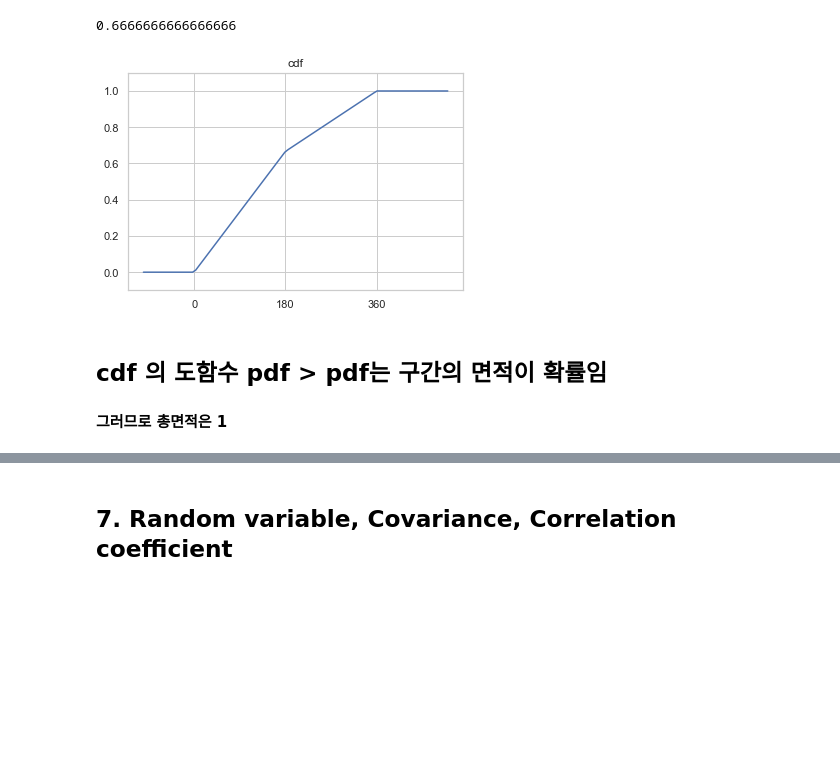
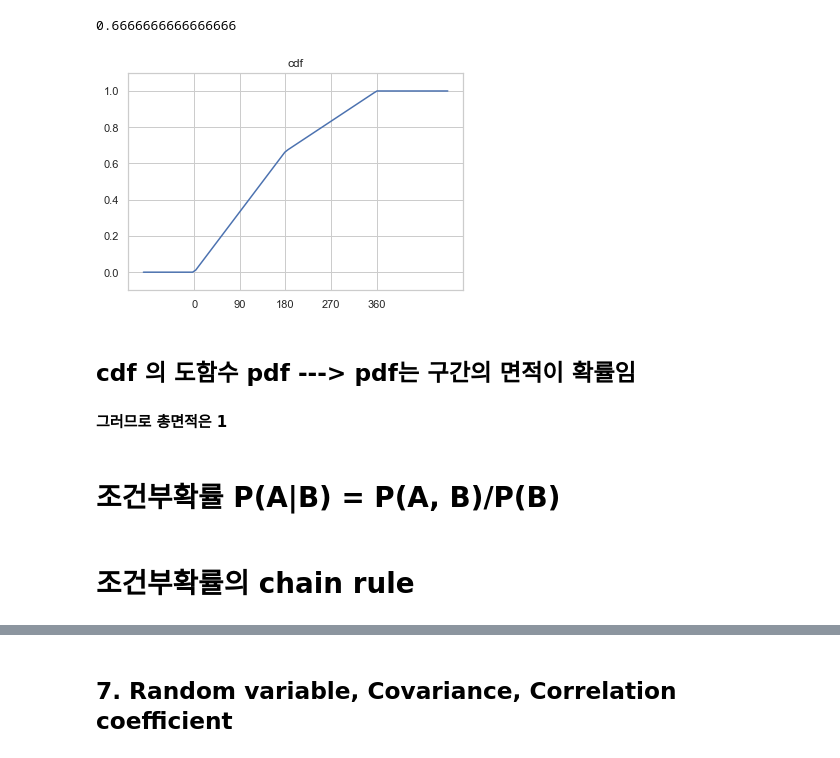
Before and after one commit to KIMS-Github/TIL_, a Jupyter notebook: math/Math_Test_1_2_3/Math_test_part2.ipynb, the cells around one changed output, grey strips where cells are left out. Cells and saved outputs as stored; diff of their text form; code cells hidden in the pictures; blank space fills up the shorter version.

```diff
--- a/math/Math_Test_1_2_3/Math_test_part2.ipynb
+++ b/math/Math_Test_1_2_3/Math_test_part2.ipynb
@@ -99,17 +103,21 @@ F(180)
 # %%
 xx = np.linspace(-100, 500, 100)
 Fs = np.array(list(map(F, xx))) # xx 를 F에 넣어서 다시 리스트로 만들어 처리
 
 plt.plot(xx, Fs)
 plt.ylim(-0.1, 1.1)
-plt.xticks([0, 180, 360])
+plt.xticks([0, 90, 180, 270, 360])
 plt.title("cdf")
 plt.show()
 %matplotlib inline
 # %% [output]
-[figure, old version]
+[figure, new version]
 # %% [markdown]
-## cdf 의 도함수 pdf > pdf는 구간의 면적이 확률임
+## cdf 의 도함수 pdf ---> pdf는 구간의 면적이 확률임
 #### 그러므로 총면적은 1
 # %%
 ### 표본의 수가 무한할때는 구간으로 정리
+# %% [markdown]
+# 조건부확률 P(A|B) = P(A, B)/P(B)
+# %% [markdown]
+# 조건부확률의 chain rule
```
Also changed, not shown: parts of 9 cells of this notebook.
